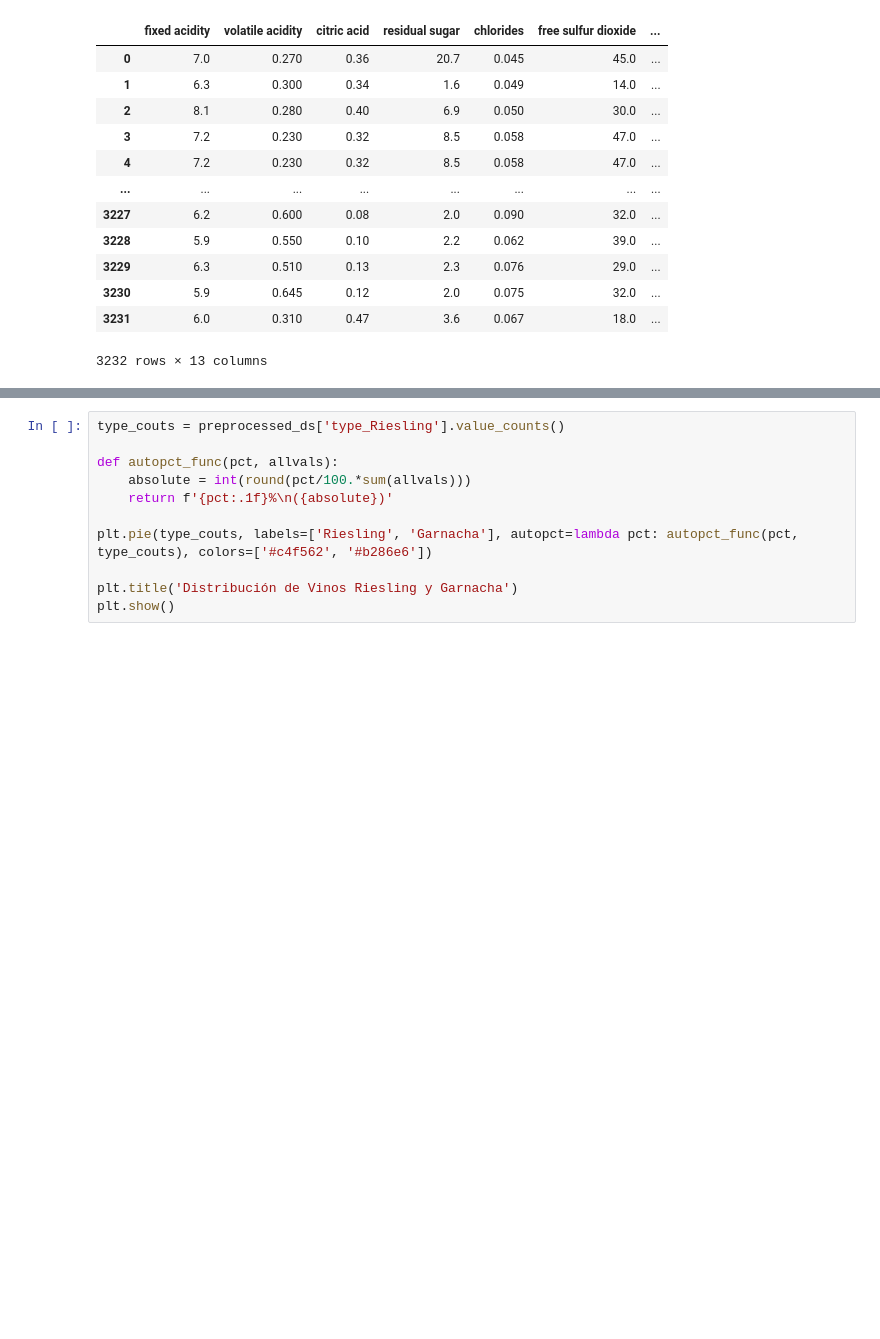
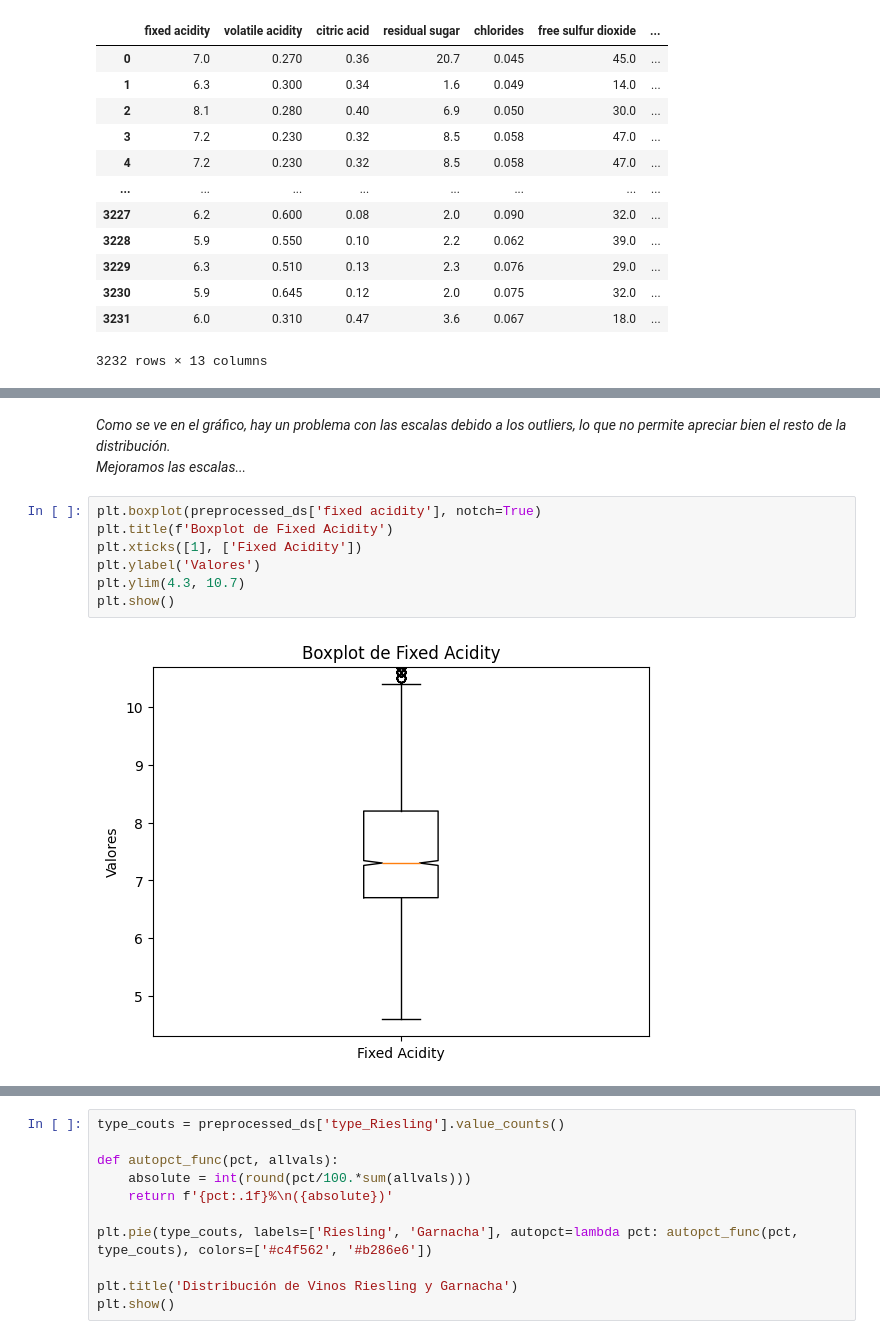
Before and after one commit to Matias914/Wine-Quality-Analysis, a Jupyter notebook: notebook_tpe.ipynb, the cells around one changed output, grey strips where cells are left out. Saved outputs shown, nothing was run; the diff lists cells and outputs as text; blank space fills up the shorter version.

```diff
--- a/notebook_tpe.ipynb
+++ b/notebook_tpe.ipynb
@@ -835,0 +600,12 @@ plt.show()
+# %% [markdown]
+_Como se ve en el gráfico, hay un problema con las escalas debido a los outliers, lo que no permite apreciar bien el resto de la distribución.
+Mejoramos las escalas..._
+# %%
+plt.boxplot(preprocessed_ds['fixed acidity'], notch=True)
+plt.title(f'Boxplot de Fixed Acidity')
+plt.xticks([1], ['Fixed Acidity'])
+plt.ylabel('Valores')
+plt.ylim(4.3, 10.7)
+plt.show()
+# %% [output]
+[figure, added]
```
Also changed, not shown: parts of 93 cells of this notebook.
